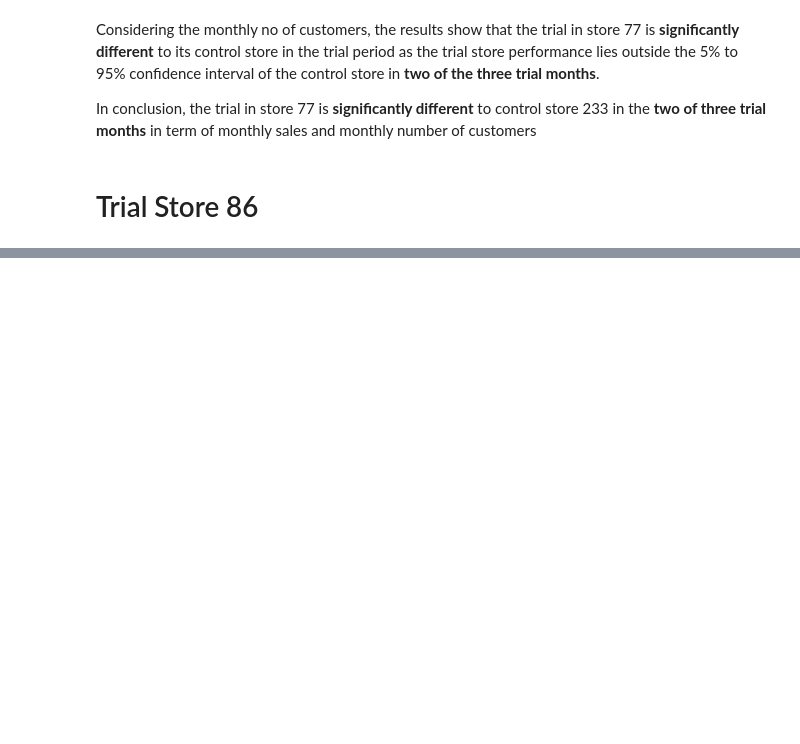
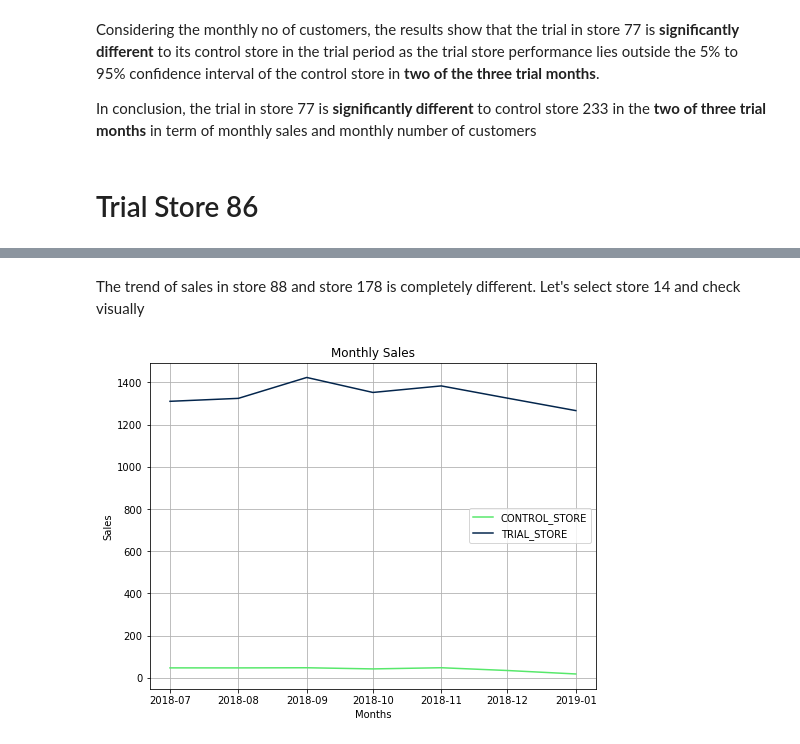
Before and after one commit to TrangNguyenn/Quantium_DataAnalytics, a Jupyter notebook: Task2_Quantium.ipynb, the cells around one changed output, grey strips where cells are left out. Cells and saved outputs as stored; diff of their text form; code cells hidden in the pictures; blank space fills up the shorter version.

Commit message:
Update trial 88

```diff
--- a/Task2_Quantium.ipynb
+++ b/Task2_Quantium.ipynb
@@ -1136,0 +1247,30 @@ It looks like the number of customers is significantly higher in all of the thre
+# %% [markdown]
+The trend of sales in store 88 and store 178 is completely different. Let's select store 14 and check visually
+# %%
+control_store = 14
+def visualise_sales():
+    past_sales['STORE_TYPE'] = past_sales['STORE_NBR'].apply(store_type)
+    trial_sales = past_sales.loc[past_sales['STORE_TYPE'] == 'Trial', ['MONTH_ID','MONTHLY_SALES']]
+    trial_sales.set_index('MONTH_ID',inplace = True)
+    trial_sales.rename(columns = {'MONTHLY_SALES': 'TRIAL_STORE'}, inplace = True)
+
+    control_sales = past_sales.loc[past_sales['STORE_TYPE']== 'Control',['MONTH_ID','MONTHLY_SALES']]
+    control_sales.set_index('MONTH_ID',inplace = True)
+    control_sales.rename(columns = {'MONTHLY_SALES': 'CONTROL_STORE'}, inplace = True)
+
+    sales_plot = pd.concat([control_sales, trial_sales], axis = 1)
+
+    #plot sales of trial and control store
+    plt.figure(figsize = (8,6))
+    colors = ['#57e86b','#03254c']
+    for i in range(len(colors)):
+        plt.plot(sales_plot[sales_plot.columns[i]],color = colors[i])
+    plt.title('Monthly Sales')
+    plt.xlabel('Months')
+    plt.ylabel('Sales')
+    plt.legend(sales_plot.columns)
+    plt.grid()
+    plt.show()
+visualise_sales()
+# %% [output]
+[figure, added]
```
Also changed, not shown: parts of 120 cells of this notebook.
